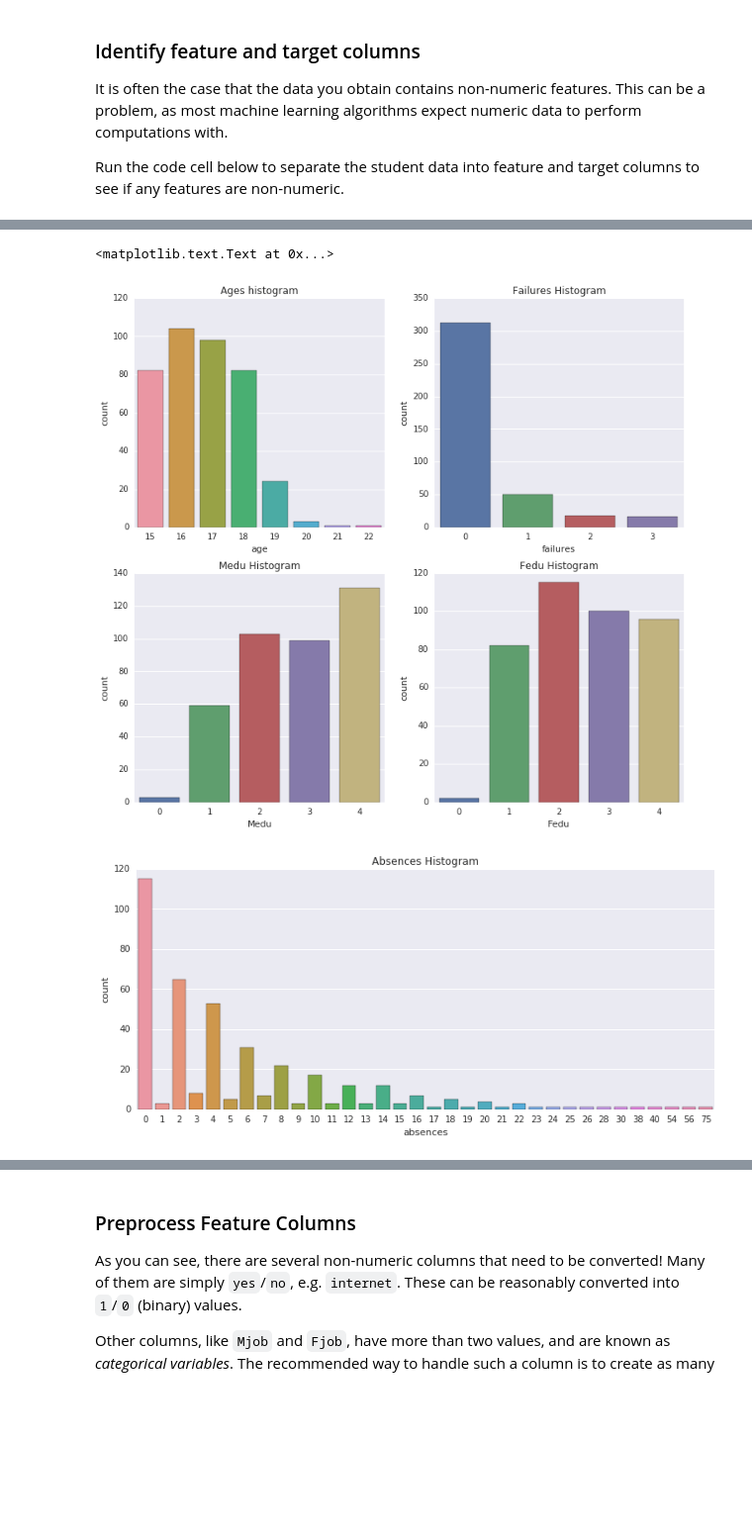
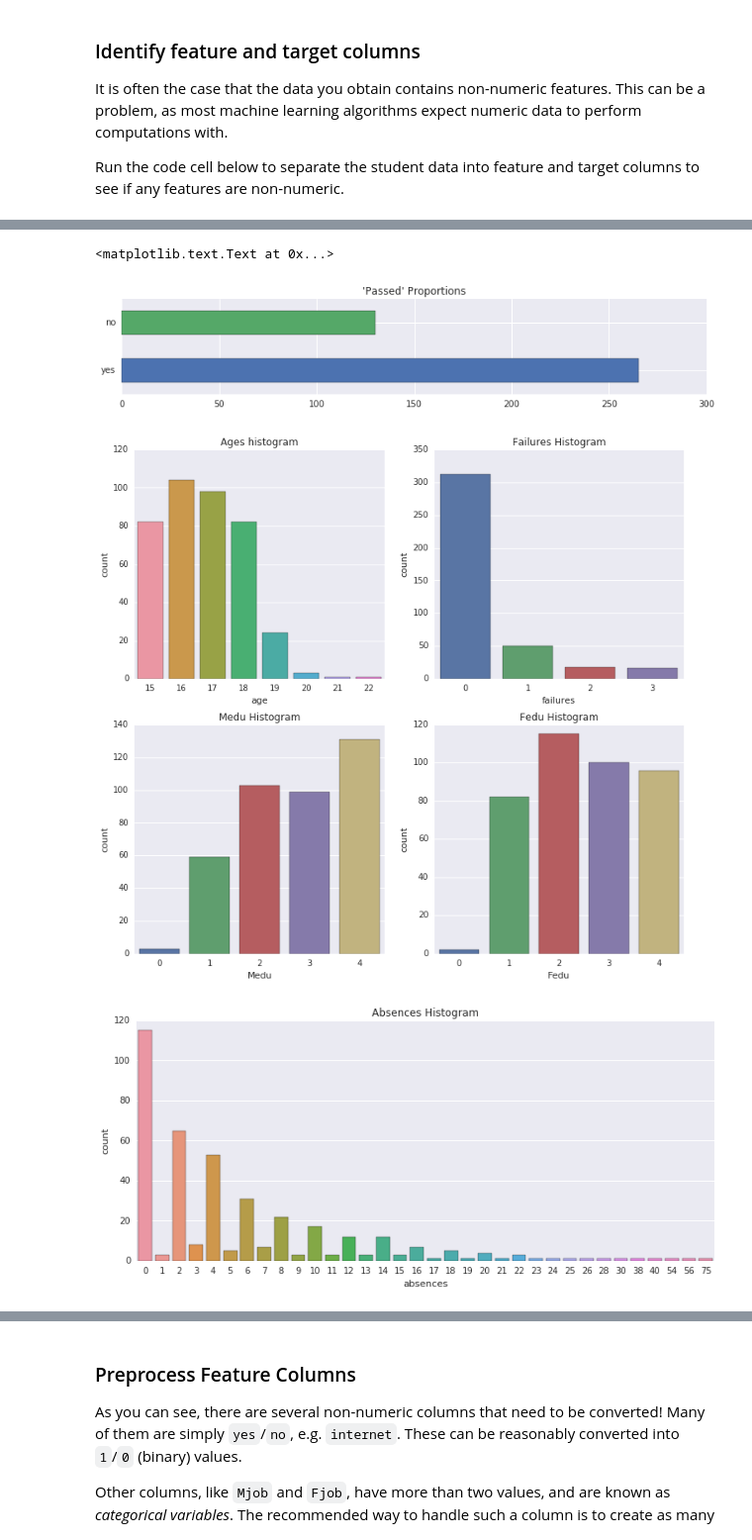
Before and after one commit to pjsousa/MLND-P2---Student-Intervention, a Jupyter notebook: student_intervention.ipynb, the cells around one changed output, grey strips where cells are left out. Shown: that part at 99% size. Saved outputs shown, nothing was run; the diff lists cells and outputs as text; code cells hidden in the pictures; blank space fills up the shorter version.

Commit message:
Submission 2

```diff
--- a/student_intervention.ipynb
+++ b/student_intervention.ipynb
@@ -182,19 +193,25 @@ Range values for absences: [0,75]
 # %%
 ## even though we have some numeric data, it seems to be mostly discrete
 ## lets further look into it...
+
+## I realized I became aware of the dataset imbalance from the foruns and slack conversations but never got to look into it
+## For my second submission, lets add a chart to see our dataset imbalance...
+fig, axes = plt.subplots(nrows=1, ncols=1, figsize=[12.3,2], squeeze=False)
+student_data["passed"].value_counts().plot(kind="barh", ax=axes[0,0], color=sns.color_palette("deep")); axes[0,0].set_title('\'Passed\' Proportions')
+
 fig, axes = plt.subplots(nrows=2, ncols=2, figsize=[12,11], squeeze=True)
-
 sns.countplot(student_data["age"], ax=axes[0,0]);      axes[0,0].set_title('Ages histogram')
 sns.countplot(student_data["failures"], ax=axes[0,1]); axes[0,1].set_title('Failures Histogram')
 sns.countplot(student_data["Medu"], ax=axes[1,0]);     axes[1,0].set_title('Medu Histogram')
 sns.countplot(student_data["Fedu"], ax=axes[1,1]);     axes[1,1].set_title('Fedu Histogram')
 
 fig, axes = plt.subplots(nrows=1, ncols=1, figsize=[12,5], squeeze=False)
 sns.countplot(student_data["absences"], ax=axes[0,0]); axes[0,0].set_title('Absences Histogram')
 # %% [output]
 <matplotlib.text.Text at 0x...>
-[figure, old version]
+[figure, new version]
-[figure, old version]
+[figure, new version]
+[figure, added]
 # %%
 ## looks like it is. lets also call 'unique' on them
 
```
Also changed, not shown: parts of 17 cells of this notebook, 2 other files.
